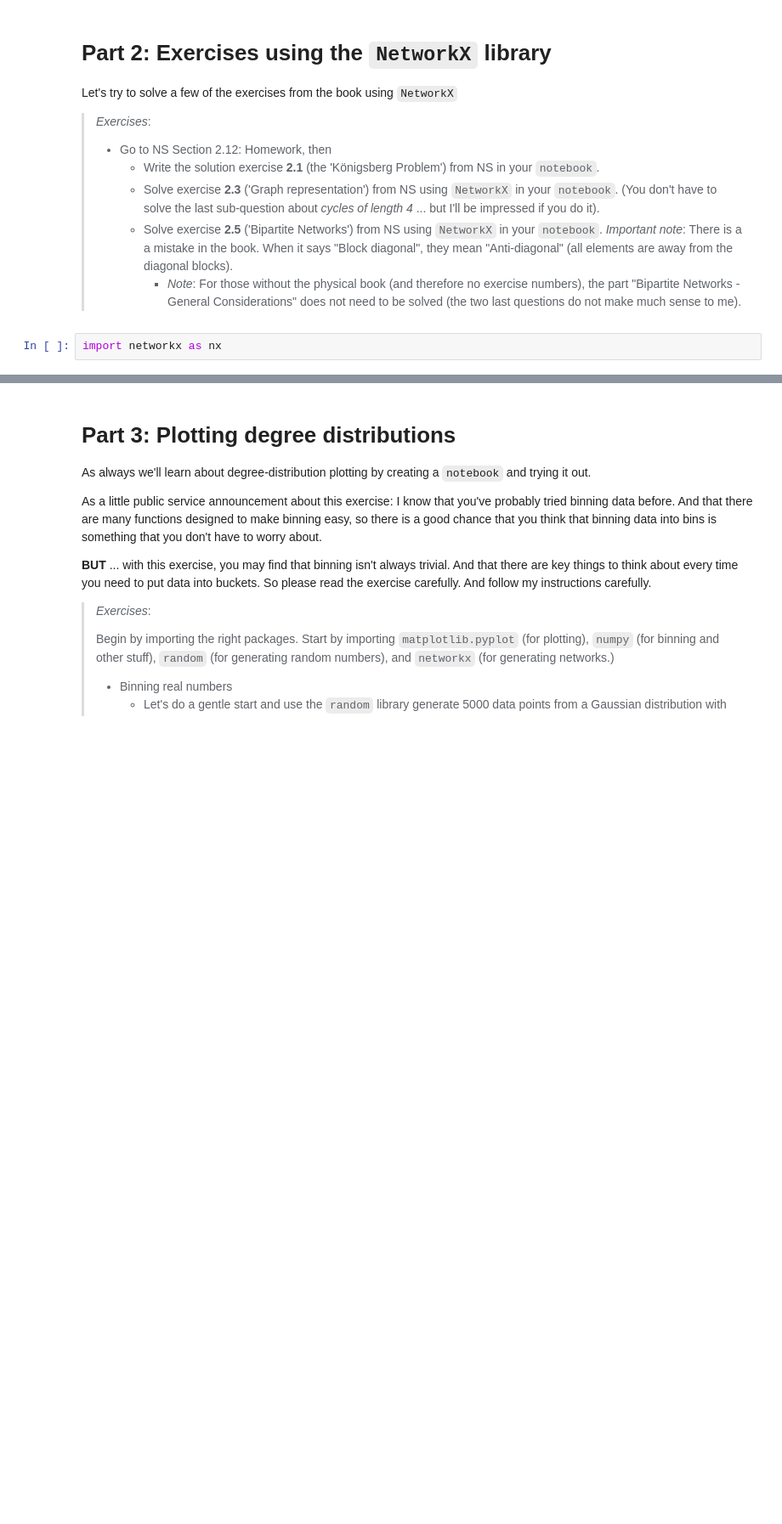
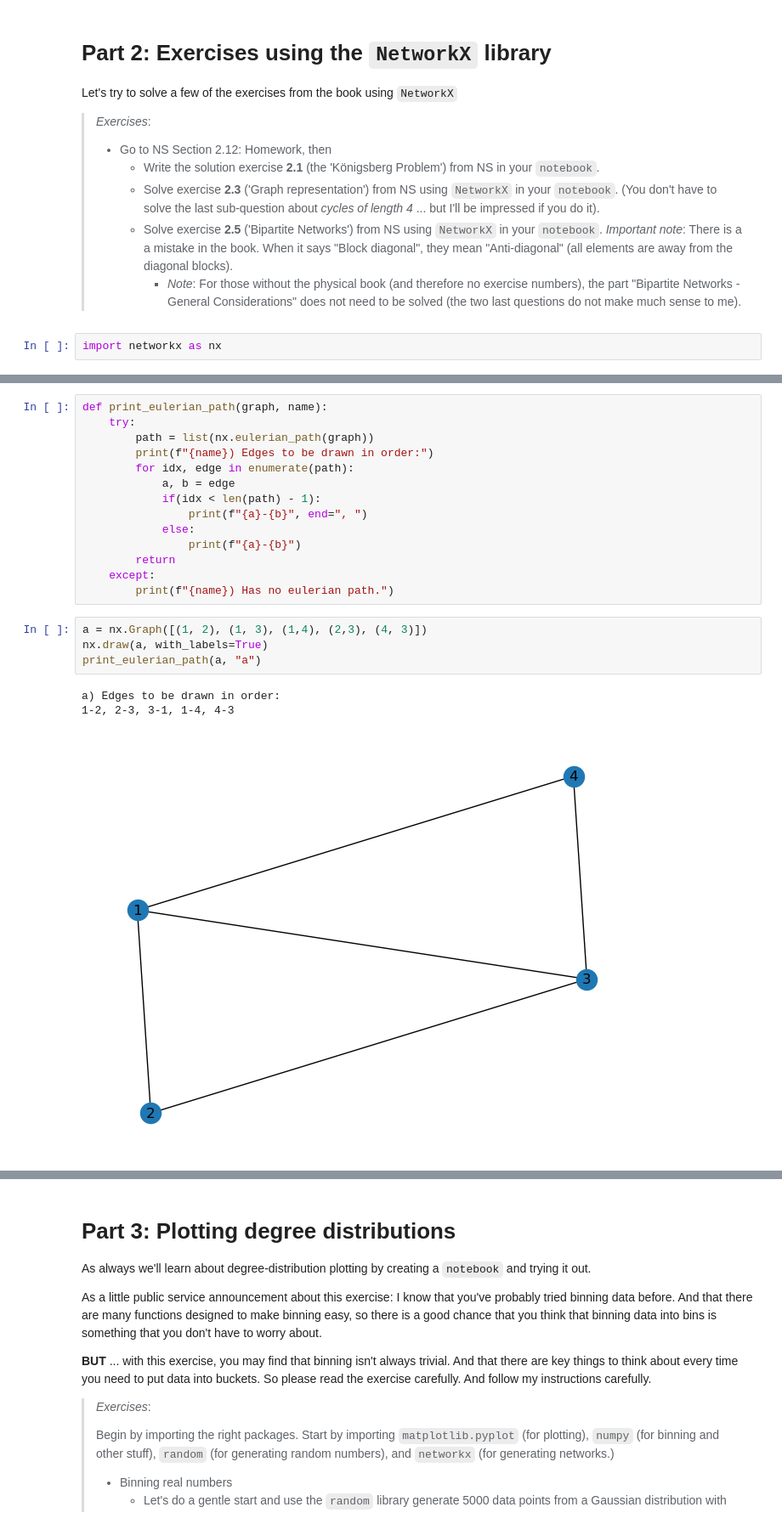
Before and after one commit to eperst/socialgraphs2023, a Jupyter notebook: lectures/Week2.ipynb, the cells around one changed output, grey strips where cells are left out. Shown: that part at 85% size. Cells and saved outputs as stored; diff of their text form; blank space fills up the shorter version.

```diff
--- a/lectures/Week2.ipynb
+++ b/lectures/Week2.ipynb
@@ -103,0 +110,22 @@ import networkx as nx
+# %%
+def print_eulerian_path(graph, name):
+    try:
+        path = list(nx.eulerian_path(graph))
+        print(f"{name}) Edges to be drawn in order:")
+        for idx, edge in enumerate(path):
+            a, b = edge
+            if(idx < len(path) - 1):
+                print(f"{a}-{b}", end=", ")
+            else:
+                print(f"{a}-{b}")
+        return
+    except:
+        print(f"{name}) Has no eulerian path.")
+# %%
+a = nx.Graph([(1, 2), (1, 3), (1,4), (2,3), (4, 3)])
+nx.draw(a, with_labels=True)
+print_eulerian_path(a, "a")
+# %% [output]
+a) Edges to be drawn in order:
+1-2, 2-3, 3-1, 1-4, 4-3
+[figure, added]
```
Also changed, not shown: parts of 17 cells of this notebook, 1 other file.
